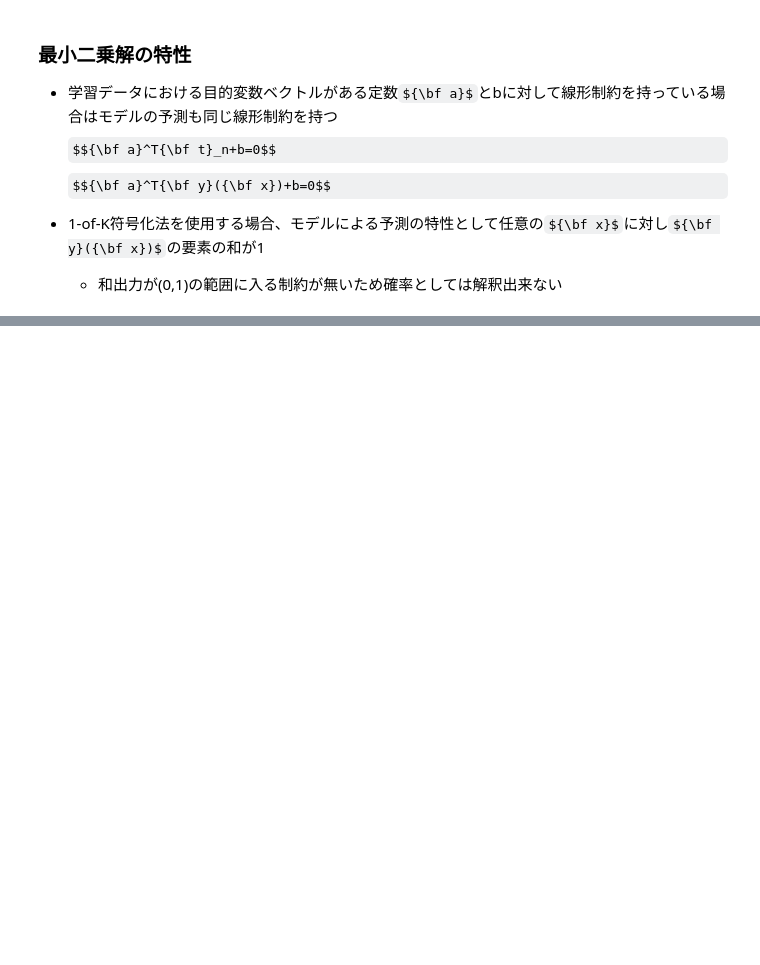
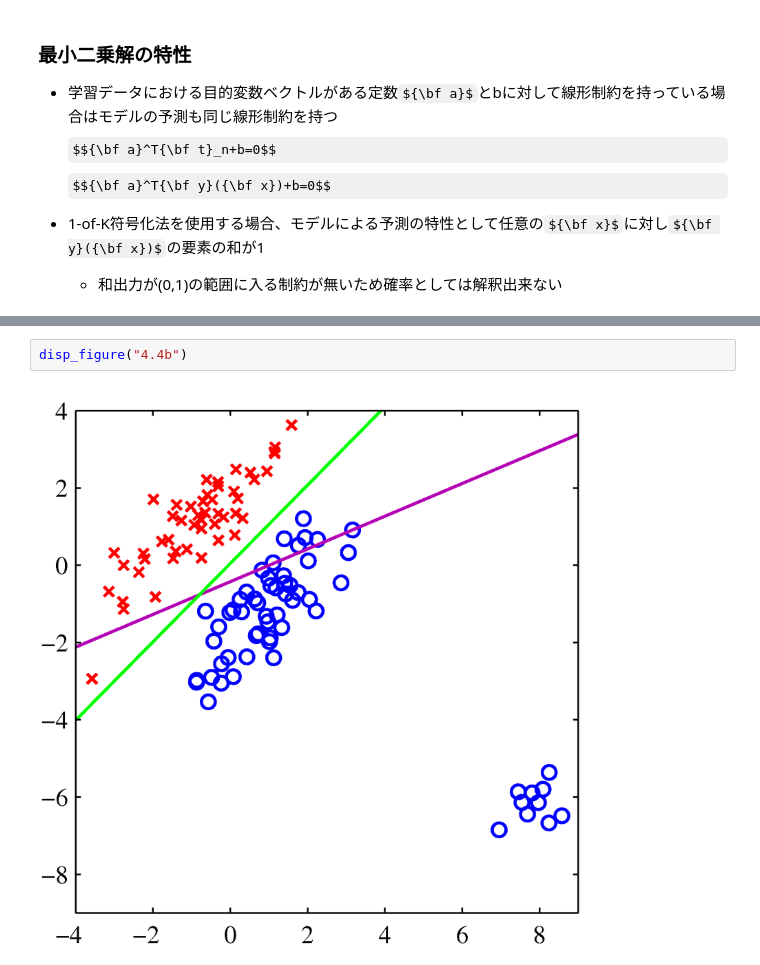
Before and after one commit to wrist/prml_ipynbs, a Jupyter notebook: chapter4/PRMLChapter4.ipynb, the cells around one changed output, grey strips where cells are left out. Cells and saved outputs as stored; diff of their text form; some formulas as TeX source; blank space fills up the shorter version.

```diff
--- a/chapter4/PRMLChapter4.ipynb
+++ b/chapter4/PRMLChapter4.ipynb
@@ -244,0 +277,4 @@ $${\bf a}^T{\bf y}({\bf x})+b=0$$
+# %%
+disp_figure("4.4b")
+# %% [output]
+[figure, added]
```
Also changed, not shown: parts of 33 cells of this notebook, 1 other file.
